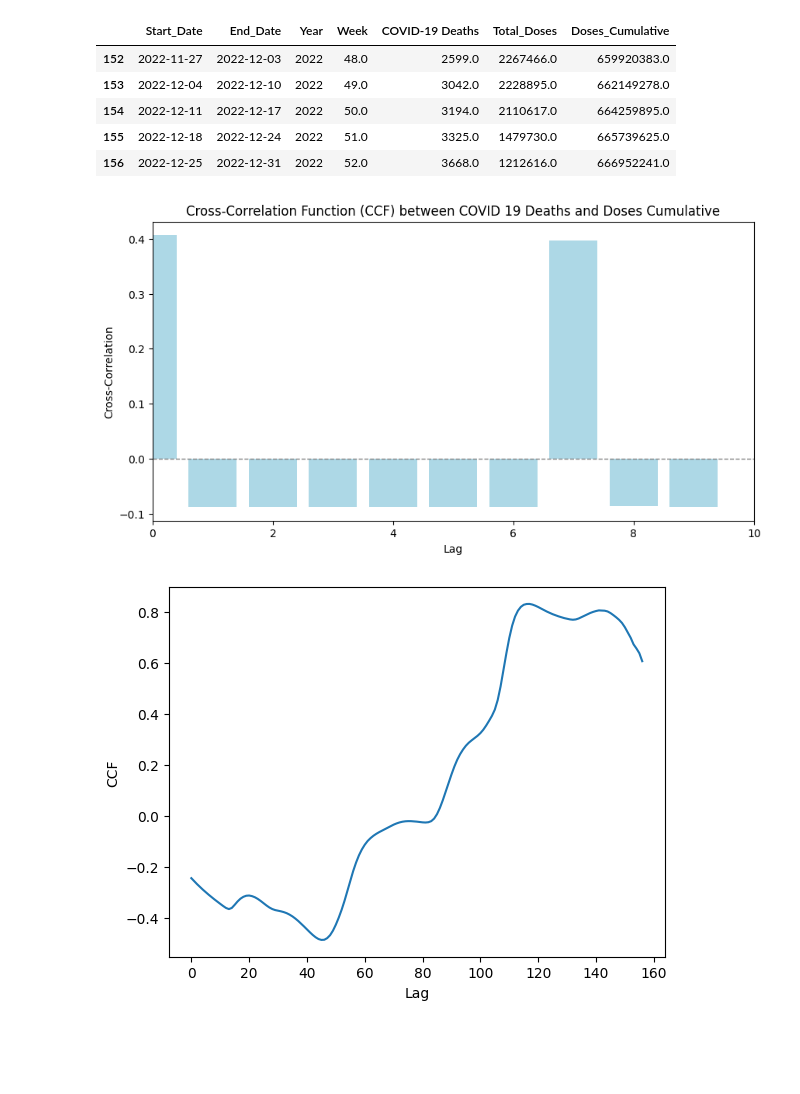
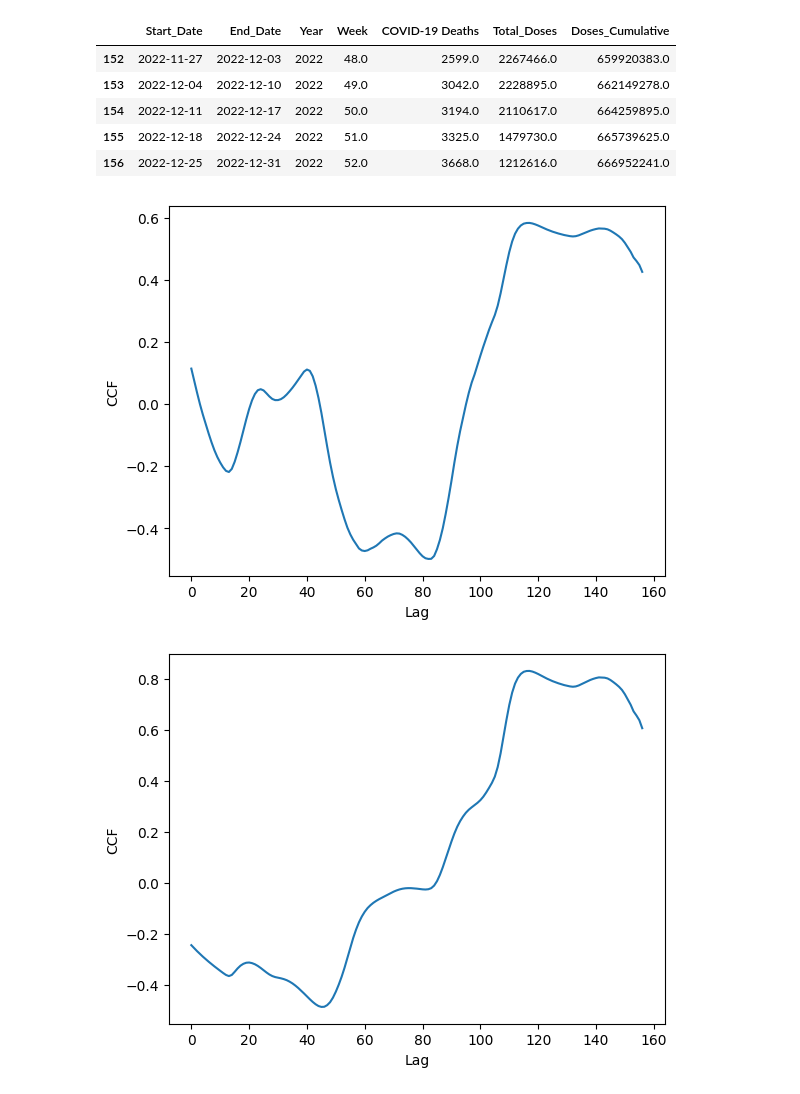
Before and after one commit to carolinehagood/covid-project, a Jupyter notebook: Final_Data_Analysis.ipynb, the cells around one changed output. Saved outputs shown, nothing was run; the diff lists cells and outputs as text; code cells hidden in the pictures; blank space fills up the shorter version.

```diff
--- a/Final_Data_Analysis.ipynb
+++ b/Final_Data_Analysis.ipynb
@@ -17,41 +17,22 @@ df.tail()
 | 154 | 2022-12-11 | 2022-12-17 | 2022 | 50.0 | 3194.0 | 2110617.0 | 664259895.0 |
 | 155 | 2022-12-18 | 2022-12-24 | 2022 | 51.0 | 3325.0 | 1479730.0 | 665739625.0 |
 | 156 | 2022-12-25 | 2022-12-31 | 2022 | 52.0 | 3668.0 | 1212616.0 | 666952241.0 |
-# %%
-from datetime import date
-from statsmodels.tsa.stattools import ccf
-
-# Convert 'start date' and 'end date' columns to datetime format
-df['Start_Date'] = pd.to_datetime(df['Start_Date'])
-df['End_Date'] = pd.to_datetime(df['End_Date'])
-
-# Create a date range for the analysis, expanding it from start to end dates
-date_range = pd.date_range(start=df['Start_Date'].min(), end=df['End_Date'].max(), freq='D')
-# Create a new DataFrame to aggregate COVID 19 Deaths and Doses Cumulative over the date range
-agg_data = pd.DataFrame(index=date_range)
-
-# Aggregate the values for each date (you may need to adjust the aggregation method as needed)
-agg_data['COVID-19 Deaths'] = df.set_index('Start_Date').resample('D')['COVID-19 Deaths'].sum()
-agg_data['Doses_Cumulative'] = df.set_index('Start_Date').resample('D')['Doses_Cumulative'].sum()
-
-# Fill any missing values with 0 (or another appropriate method)
-agg_data.fillna(0, inplace=True)
-
-# Calculate CCF
-max_lag = 10  # Define the maximum lag
-cross_corr = ccf(agg_data['COVID-19 Deaths'], agg_data['Doses_Cumulative'], adjusted=False)
-
-# Plotting the CCF
-plt.figure(figsize=(10, 5))
-plt.bar(range(max_lag), cross_corr[:max_lag], color='lightblue')
-plt.title('Cross-Correlation Function (CCF) between COVID 19 Deaths and Doses Cumulative')
-plt.xlabel('Lag')
-plt.ylabel('Cross-Correlation')
-plt.axhline(0, color='gray', linestyle='--', linewidth=1)
-plt.xlim(0, max_lag)
-plt.show()
-# %% [output]
-[figure, removed]
+# %%
+import numpy as np
+import pandas as pd
+import matplotlib.pyplot as plt
+from statsmodels.tsa.stattools import ccf
+
+# Calculate the cross-correlation function (CCF)
+ccf_result = ccf(df['COVID-19 Deaths'], df['Total_Doses'])
+
+# Plot the CCF
+plt.plot(ccf_result)
+plt.xlabel('Lag')
+plt.ylabel('CCF')
+plt.show()
+# %% [output]
+[figure, added]
 # %%
 import numpy as np
 import pandas as pd
```
